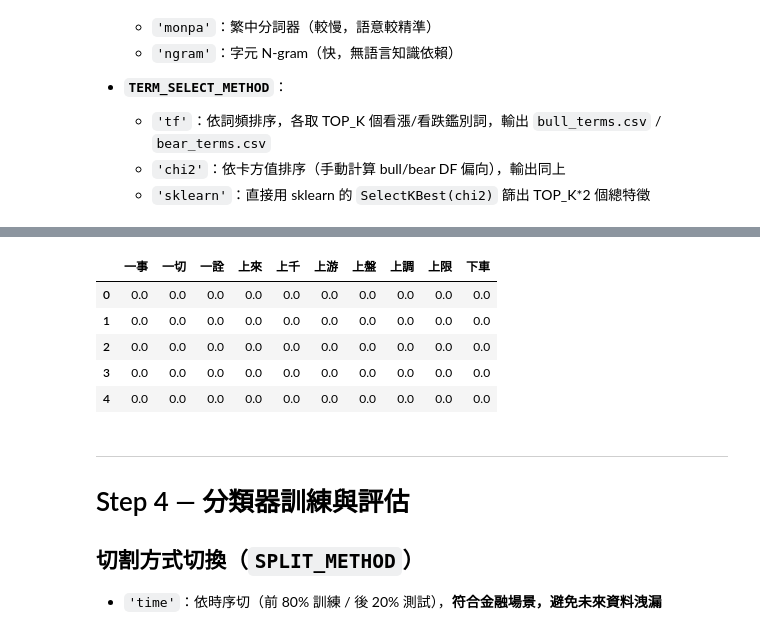
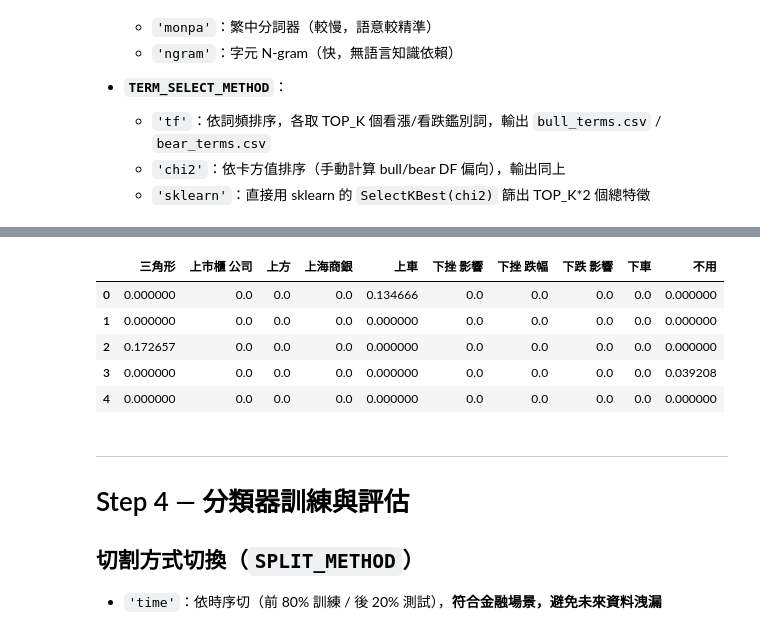
Before and after one commit to gino287/bda----, a Jupyter notebook: stock_sentiment_pipeline.ipynb, the cells around one changed output, grey strips where cells are left out. Saved outputs shown, nothing was run; the diff lists cells and outputs as text; code cells hidden in the pictures.

```diff
--- a/stock_sentiment_pipeline.ipynb
+++ b/stock_sentiment_pipeline.ipynb
@@ -51,18 +51,18 @@ SIGMA  = 0.03    # 漲跌門檻（3%）
 TOKENIZE_METHOD    = 'monpa'   # 'monpa' | 'ngram'
 TERM_SELECT_METHOD = 'sklearn' # 'tf' | 'chi2' | 'sklearn'
 TOP_K_WORDS        = 200       # 看漲/看跌各取 K 個（sklearn 模式則為 K*2 總特徵數）
-NGRAM_RANGE        = (1, 3)    # 詞級 N-gram 範圍（1=unigram, 2=bigram, 3=trigram）
+NGRAM_RANGE        = (1, 2)    # 詞級 N-gram 範圍（1=unigram, 2=bigram, 3=trigram）
                                # 先以 monpa 斷成詞，再由 TF-IDF 做詞組合
 NGRAM_MIN          = 2         # TOKENIZE_METHOD='ngram' 時使用的字元 N-gram 最小長度
 NGRAM_MAX          = 4         # TOKENIZE_METHOD='ngram' 時使用的字元 N-gram 最大長度
 
-# ── Step 4：分類器訓練 ──
-SPLIT_METHOD = 'time'    # 'time'（依時序切）| 'random'（stratified 隨機切）
+# ── Step 3 / 4：資料切分（Step 3 完成切分，Step 4 直接讀入）──
+SPLIT_METHOD = 'random'    # 'time'（依時序切）| 'random'（stratified 隨機切）
 TEST_RATIO   = 0.2
 RANDOM_SEED  = 42
 
 # ── Step 5：移動回測 ──
-WINDOW_DAYS  = 30    # 訓練窗口（日曆天）
+WINDOW_DAYS  = 120   # 訓練窗口（日曆天）
 MIN_ARTICLES = 3     # 當日文章篇數門檻（低於此不出手）
 
 # ── 檔名輸出 ──
@@ -72,8 +72,13 @@ PATH_ARTICLES_LABELED   = 'articles_labeled.csv'
 PATH_ARTICLES_PROCESSED = 'articles_processed.csv'
 PATH_VECTOR_NPZ         = 'limit_model.npz'
 PATH_FEATURE_NAMES      = 'feature_names.pkl'
+PATH_X_TRAIN            = 'X_train.npz'
+PATH_X_TEST             = 'X_test.npz'
+PATH_Y_TRAIN            = 'y_train.npy'
+PATH_Y_TEST             = 'y_test.npy'
 PATH_BULL_TERMS         = f'top_{TOP_K_WORDS}_bull_terms.csv'
 PATH_BEAR_TERMS         = f'top_{TOP_K_WORDS}_bear_terms.csv'
+PATH_KEYWORDS_ANALYSIS  = 'keywords_analysis.csv'
 # %%
 # ── 資料庫連線設定（讀 .env）──
 import os
@@ -605,17 +832,17 @@ print(f'特徵詞彙已儲存至 {PATH_FEATURE_NAMES}')
 # %%
-# ── 預覽向量矩陣（前 5 列 × 前 10 欄）──
+# ── 預覽向量矩陣（訓練集前 5 列 × 前 10 欄）──
 df_preview = pd.DataFrame(
-    X[:5, :10].toarray(),
+    X_train[:5, :10].toarray(),
     columns=feature_names[:10],
 )
 df_preview
 # %% [output]
-|  | 一事 | 一切 | 一詮 | 上來 | 上千 | 上游 | 上盤 | 上調 | 上限 | 下車 |
-| 0 | 0.0 | 0.0 | 0.0 | 0.0 | 0.0 | 0.0 | 0.0 | 0.0 | 0.0 | 0.0 |
-| 1 | 0.0 | 0.0 | 0.0 | 0.0 | 0.0 | 0.0 | 0.0 | 0.0 | 0.0 | 0.0 |
-| 2 | 0.0 | 0.0 | 0.0 | 0.0 | 0.0 | 0.0 | 0.0 | 0.0 | 0.0 | 0.0 |
-| 3 | 0.0 | 0.0 | 0.0 | 0.0 | 0.0 | 0.0 | 0.0 | 0.0 | 0.0 | 0.0 |
-| 4 | 0.0 | 0.0 | 0.0 | 0.0 | 0.0 | 0.0 | 0.0 | 0.0 | 0.0 | 0.0 |
+|  | 三角形 | 上市櫃 公司 | 上方 | 上海商銀 | 上車 | 下挫 影響 | 下挫 跌幅 | 下跌 影響 | 下車 | 不用 |
+| 0 | 0.000000 | 0.0 | 0.0 | 0.0 | 0.134666 | 0.0 | 0.0 | 0.0 | 0.0 | 0.000000 |
+| 1 | 0.000000 | 0.0 | 0.0 | 0.0 | 0.000000 | 0.0 | 0.0 | 0.0 | 0.0 | 0.000000 |
+| 2 | 0.172657 | 0.0 | 0.0 | 0.0 | 0.000000 | 0.0 | 0.0 | 0.0 | 0.0 | 0.000000 |
+| 3 | 0.000000 | 0.0 | 0.0 | 0.0 | 0.000000 | 0.0 | 0.0 | 0.0 | 0.0 | 0.039208 |
+| 4 | 0.000000 | 0.0 | 0.0 | 0.0 | 0.000000 | 0.0 | 0.0 | 0.0 | 0.0 | 0.000000 |
 # %% [markdown]
 ---
 # Step 4 — 分類器訓練與評估
```
Also changed, not shown: parts of 20 cells of this notebook.
